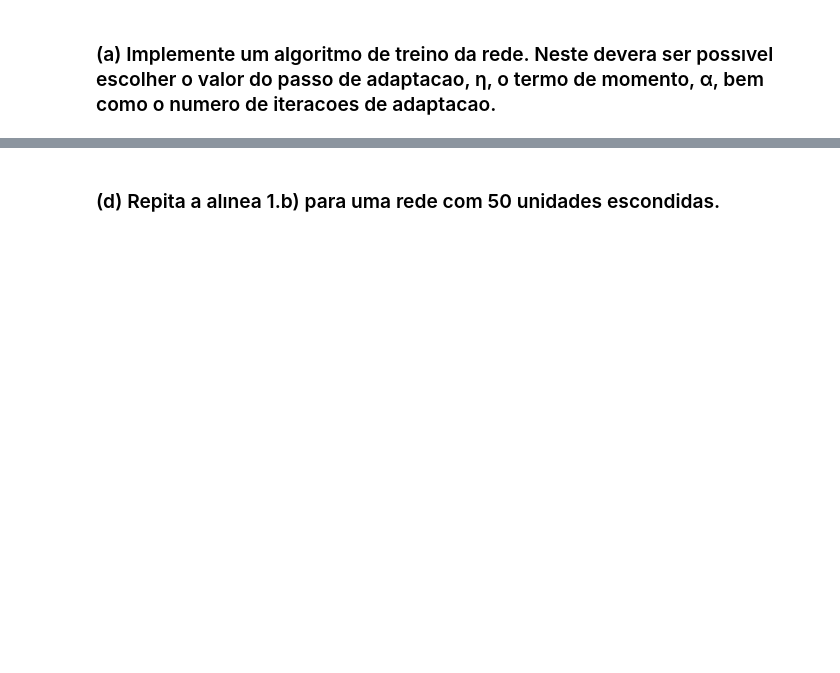
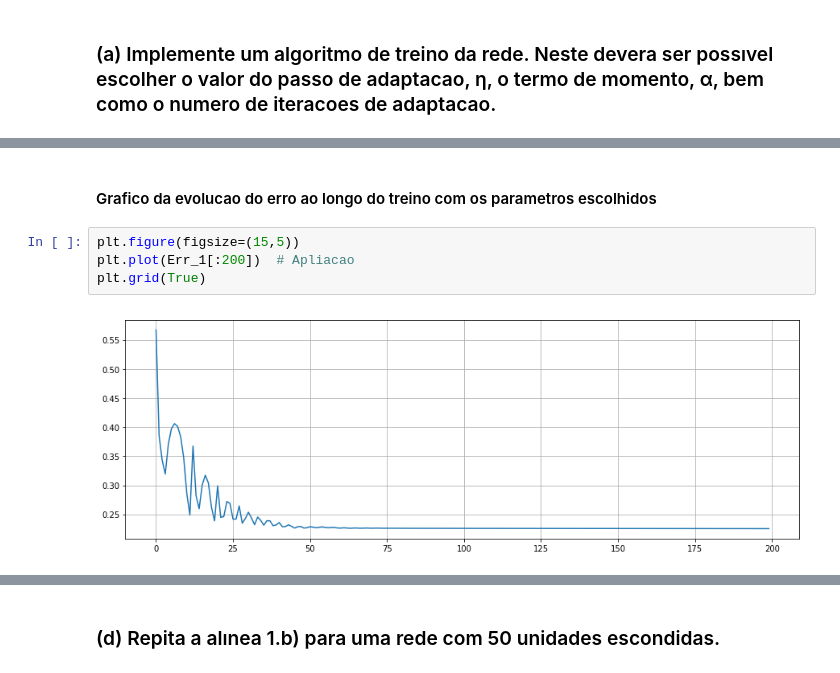
Before and after one commit to rubenAlbuquerque/redes-Neuronais-avancadas-tensorflow, a Jupyter notebook: Projeto/Trabalho 2/A49063_T2.ipynb, the cells around one changed output, grey strips where cells are left out. Cells and saved outputs as stored; diff of their text form; blank space fills up the shorter version.

```diff
--- a/Projeto/Trabalho 2/A49063_T2.ipynb
+++ b/Projeto/Trabalho 2/A49063_T2.ipynb
@@ -19,0 +134,8 @@ D=pickle.load(open('xorData.p','rb'))
+# %% [markdown]
+#### Grafico da evolucao do erro ao longo do treino com os parametros escolhidos
+# %%
+plt.figure(figsize=(15,5))
+plt.plot(Err_1[:200])  # Apliacao
+plt.grid(True)
+# %% [output]
+[figure, added]
```
Also changed, not shown: parts of 65 cells of this notebook.
